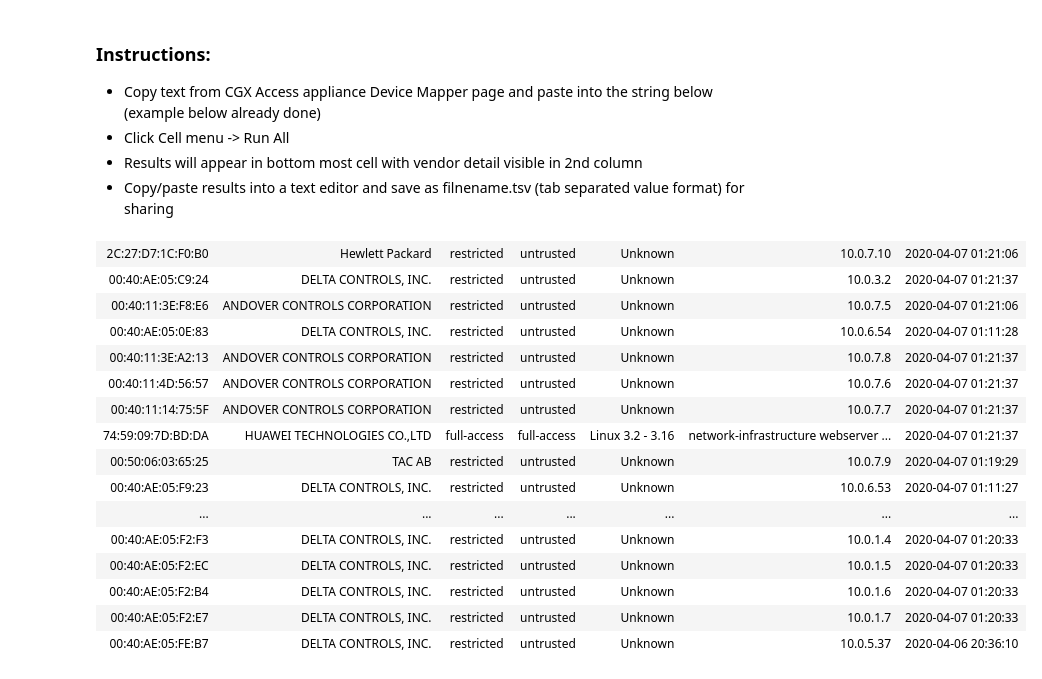
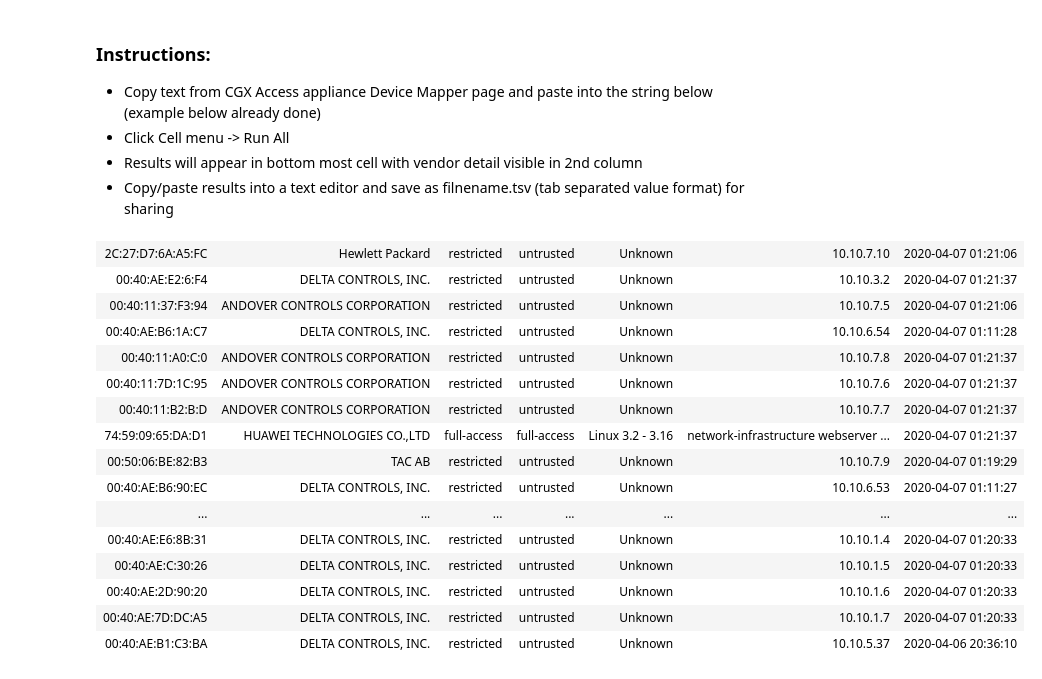
Before and after one commit to darkhorse-systems/macvendormap, a Jupyter notebook: MAC to Vendor Mapper.ipynb, the cells around one changed output. Drawn from its saved outputs; the diff is of its cells as text; code cells hidden in the pictures.

```diff
--- a/MAC to Vendor Mapper.ipynb
+++ b/MAC to Vendor Mapper.ipynb
@@ -189,6 +189,7 @@ from concurrent.futures import ThreadPoolExecutor
 from IPython.display import HTML, display
 import tabulate
 import time
+import random
 
 oui_vendor_map = {}
 
@@ -222,46 +223,60 @@ def get_vendor_from_mac_address(mac_address):
     time.sleep(1)
     return vendor
 
 
 def get_vendor_from_mac_addresses(mac_addresses, workers=1):
     if type(mac_addresses) == str:
         mac_addresses = parse_addresses(mac_addresses)
     with ThreadPoolExecutor(max_workers=workers) as executor:
         result = executor.map(get_vendor_from_mac_address, mac_addresses)
     return [e for e in result]
 
 
 def print_table(table):
     display(HTML(tabulate.tabulate(table, tablefmt='html')))
 
 
 def main(text_from_nac=text_from_nac):
     table = parse_text_from_nac(text_from_nac)
     result_table = []
     for row in table:
         mac_address = row[0]
         vendor = get_vendor_from_mac_address(mac_address)
         new_row = [row[0], vendor] + row[1:]
         result_table.append(new_row)
     print_table(result_table)
 
 
+def munge_mac(mac):
+    parts = mac.split(":")
+    new_mac = parts[:3] + [hex(random.randrange(0,256))[2:].upper() for e in range(3)]
+    return ":".join(new_mac)
+
+def munge_macs():
+    for line in text_from_nac.split("\n"):
+        if line:
+            parts = [e.strip() for e in line.split("\t")]
+            nm = munge_mac(parts[0])
+            new_line = "\t".join([nm] + parts[1:])
+            print(new_line)
+
+
 # go:
 main()
 # %% [output]
-| 2C:27:D7:1C:F0:B0 | Hewlett Packard | restricted | untrusted | Unknown | 10.0.7.10 | 2020-04-07 01:21:06 |
-| 00:40:AE:05:C9:24 | DELTA CONTROLS, INC. | restricted | untrusted | Unknown | 10.0.3.2 | 2020-04-07 01:21:37 |
-| 00:40:11:3E:F8:E6 | ANDOVER CONTROLS CORPORATION | restricted | untrusted | Unknown | 10.0.7.5 | 2020-04-07 01:21:06 |
-| 00:40:AE:05:0E:83 | DELTA CONTROLS, INC. | restricted | untrusted | Unknown | 10.0.6.54 | 2020-04-07 01:11:28 |
-| 00:40:11:3E:A2:13 | ANDOVER CONTROLS CORPORATION | restricted | untrusted | Unknown | 10.0.7.8 | 2020-04-07 01:21:37 |
-| 00:40:11:4D:56:57 | ANDOVER CONTROLS CORPORATION | restricted | untrusted | Unknown | 10.0.7.6 | 2020-04-07 01:21:37 |
-| 00:40:11:14:75:5F | ANDOVER CONTROLS CORPORATION | restricted | untrusted | Unknown | 10.0.7.7 | 2020-04-07 01:21:37 |
-| 74:59:09:7D:BD:DA | HUAWEI TECHNOLOGIES CO.,LTD | full-access | full-access | Linux 3.2 - 3.16 | network-infrastructure webserver ... | 2020-04-07 01:21:37 |
-| 00:50:06:03:65:25 | TAC AB | restricted | untrusted | Unknown | 10.0.7.9 | 2020-04-07 01:19:29 |
-| 00:40:AE:05:F9:23 | DELTA CONTROLS, INC. | restricted | untrusted | Unknown | 10.0.6.53 | 2020-04-07 01:11:27 |
+| 2C:27:D7:6A:A5:FC | Hewlett Packard | restricted | untrusted | Unknown | 10.10.7.10 | 2020-04-07 01:21:06 |
+| 00:40:AE:E2:6:F4 | DELTA CONTROLS, INC. | restricted | untrusted | Unknown | 10.10.3.2 | 2020-04-07 01:21:37 |
+| 00:40:11:37:F3:94 | ANDOVER CONTROLS CORPORATION | restricted | untrusted | Unknown | 10.10.7.5 | 2020-04-07 01:21:06 |
+| 00:40:AE:B6:1A:C7 | DELTA CONTROLS, INC. | restricted | untrusted | Unknown | 10.10.6.54 | 2020-04-07 01:11:28 |
+| 00:40:11:A0:C:0 | ANDOVER CONTROLS CORPORATION | restricted | untrusted | Unknown | 10.10.7.8 | 2020-04-07 01:21:37 |
+| 00:40:11:7D:1C:95 | ANDOVER CONTROLS CORPORATION | restricted | untrusted | Unknown | 10.10.7.6 | 2020-04-07 01:21:37 |
+| 00:40:11:B2:B:D | ANDOVER CONTROLS CORPORATION | restricted | untrusted | Unknown | 10.10.7.7 | 2020-04-07 01:21:37 |
+| 74:59:09:65:DA:D1 | HUAWEI TECHNOLOGIES CO.,LTD | full-access | full-access | Linux 3.2 - 3.16 | network-infrastructure webserver ... | 2020-04-07 01:21:37 |
+| 00:50:06:BE:82:B3 | TAC AB | restricted | untrusted | Unknown | 10.10.7.9 | 2020-04-07 01:19:29 |
+| 00:40:AE:B6:90:EC | DELTA CONTROLS, INC. | restricted | untrusted | Unknown | 10.10.6.53 | 2020-04-07 01:11:27 |
 | ... | ... | ... | ... | ... | ... | ... |
-| 00:40:AE:05:F2:F3 | DELTA CONTROLS, INC. | restricted | untrusted | Unknown | 10.0.1.4 | 2020-04-07 01:20:33 |
-| 00:40:AE:05:F2:EC | DELTA CONTROLS, INC. | restricted | untrusted | Unknown | 10.0.1.5 | 2020-04-07 01:20:33 |
-| 00:40:AE:05:F2:B4 | DELTA CONTROLS, INC. | restricted | untrusted | Unknown | 10.0.1.6 | 2020-04-07 01:20:33 |
-| 00:40:AE:05:F2:E7 | DELTA CONTROLS, INC. | restricted | untrusted | Unknown | 10.0.1.7 | 2020-04-07 01:20:33 |
-| 00:40:AE:05:FE:B7 | DELTA CONTROLS, INC. | restricted | untrusted | Unknown | 10.0.5.37 | 2020-04-06 20:36:10 |
+| 00:40:AE:E6:8B:31 | DELTA CONTROLS, INC. | restricted | untrusted | Unknown | 10.10.1.4 | 2020-04-07 01:20:33 |
+| 00:40:AE:C:30:26 | DELTA CONTROLS, INC. | restricted | untrusted | Unknown | 10.10.1.5 | 2020-04-07 01:20:33 |
+| 00:40:AE:2D:90:20 | DELTA CONTROLS, INC. | restricted | untrusted | Unknown | 10.10.1.6 | 2020-04-07 01:20:33 |
+| 00:40:AE:7D:DC:A5 | DELTA CONTROLS, INC. | restricted | untrusted | Unknown | 10.10.1.7 | 2020-04-07 01:20:33 |
+| 00:40:AE:B1:C3:BA | DELTA CONTROLS, INC. | restricted | untrusted | Unknown | 10.10.5.37 | 2020-04-06 20:36:10 |
```
Also changed, not shown: parts of 1 cell of this notebook.
